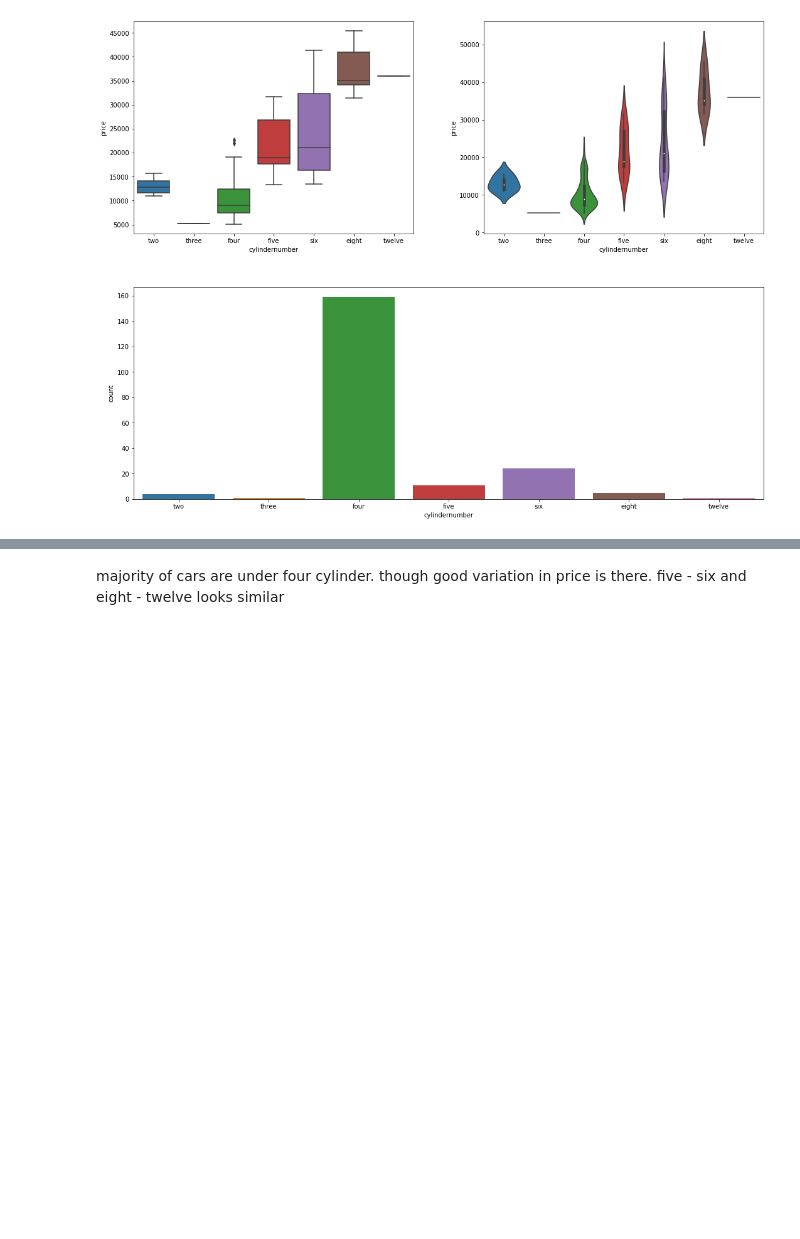
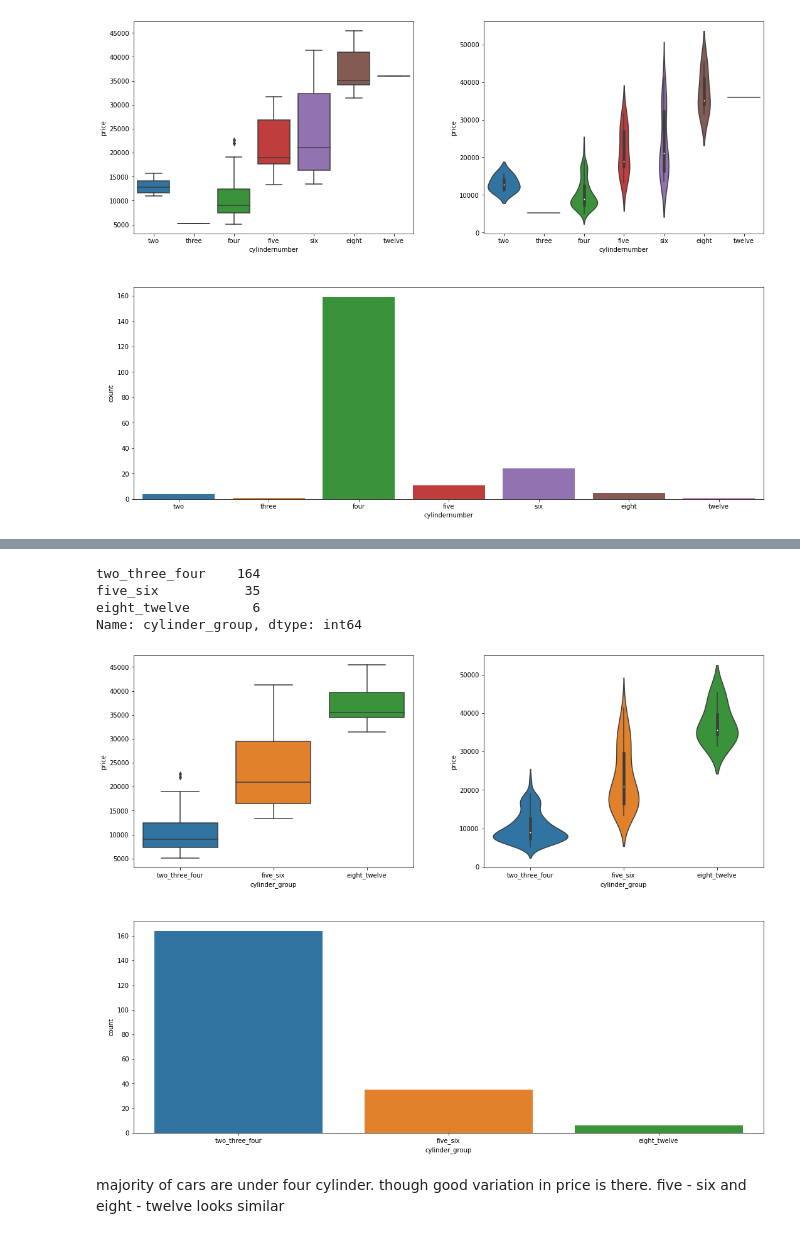
Before and after one commit to prateekkohli1992/regression_1, a Jupyter notebook: EDA_2.ipynb, the cells around one changed output, grey strips where cells are left out. Drawn from its saved outputs; the diff is of its cells as text; code cells hidden in the pictures; blank space fills up the shorter version.

```diff
--- a/EDA_2.ipynb
+++ b/EDA_2.ipynb
@@ -272,3 +374,40 @@ plt.show()
+# %%
+def cylinder_group(x):
+    two_three_four=['two','three','four']
+    five_six=['five','six']
+    eight_twelve=['eight','twelve']
+
+
+    if(x in two_three_four):
+        return 'two_three_four'
+    elif(x in five_six):
+        return 'five_six'
+    elif(x in eight_twelve):
+        return 'eight_twelve'
+    else:
+        return 'others'
+
+
+data['cylinder_group']=data['cylindernumber'].apply(lambda x:cylinder_group(x))
+# %%
+data['cylinder_group'].value_counts()
+# %% [output]
+two_three_four    164
+five_six           35
+eight_twelve        6
+Name: cylinder_group, dtype: int64
+# %%
+fig = plt.figure(figsize=(18, 14))
+gs = grid.GridSpec(2, 2, wspace=0.25, hspace=0.25)
+ax0 = fig.add_subplot(gs[0,0])
+ax1 = fig.add_subplot(gs[0,1])
+ax2 = fig.add_subplot(gs[1,:])
+sns.boxplot(data = data, x='cylinder_group', y='price',ax=ax0,order=['two_three_four','five_six','eight_twelve'])
+sns.violinplot(data = data, x='cylinder_group', y='price',ax=ax1,order=['two_three_four','five_six','eight_twelve'])
+sns.countplot(data=data,x='cylinder_group',ax=ax2,order=['two_three_four','five_six','eight_twelve'])
+plt.show()
+# %% [output]
+[figure, added]
 # %% [markdown]
 majority of cars are under four cylinder. though good variation in price is there. five - six and eight - twelve looks similar
 # %%
```
Also changed, not shown: parts of 46 cells of this notebook, 7 other files.
